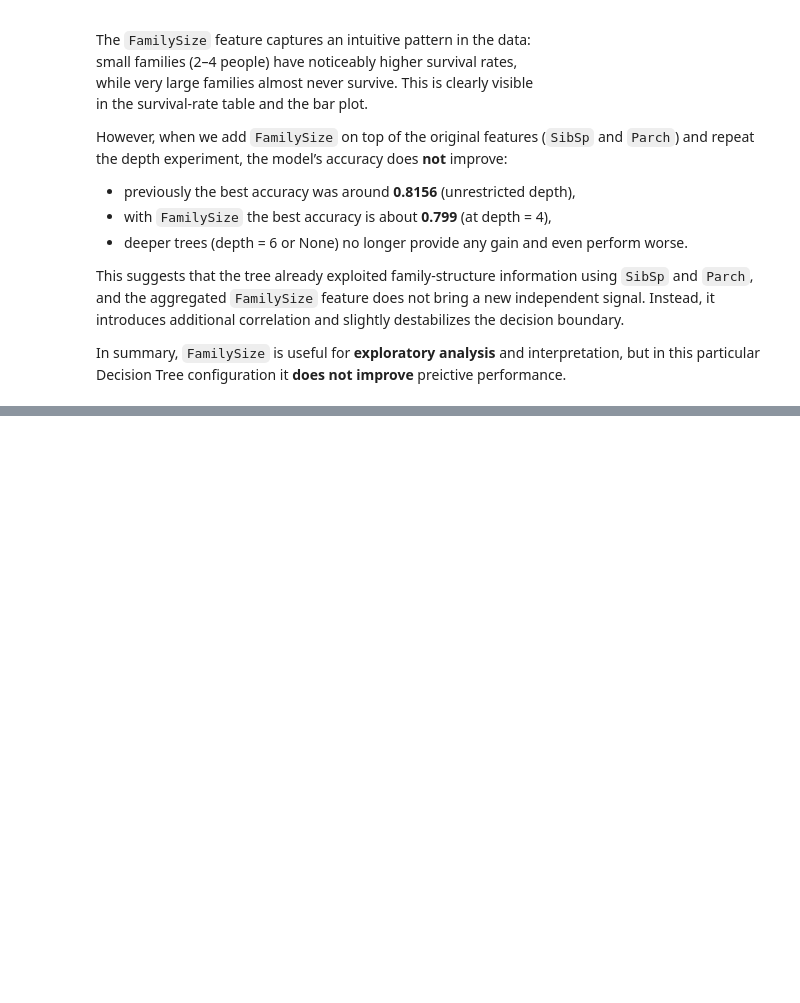
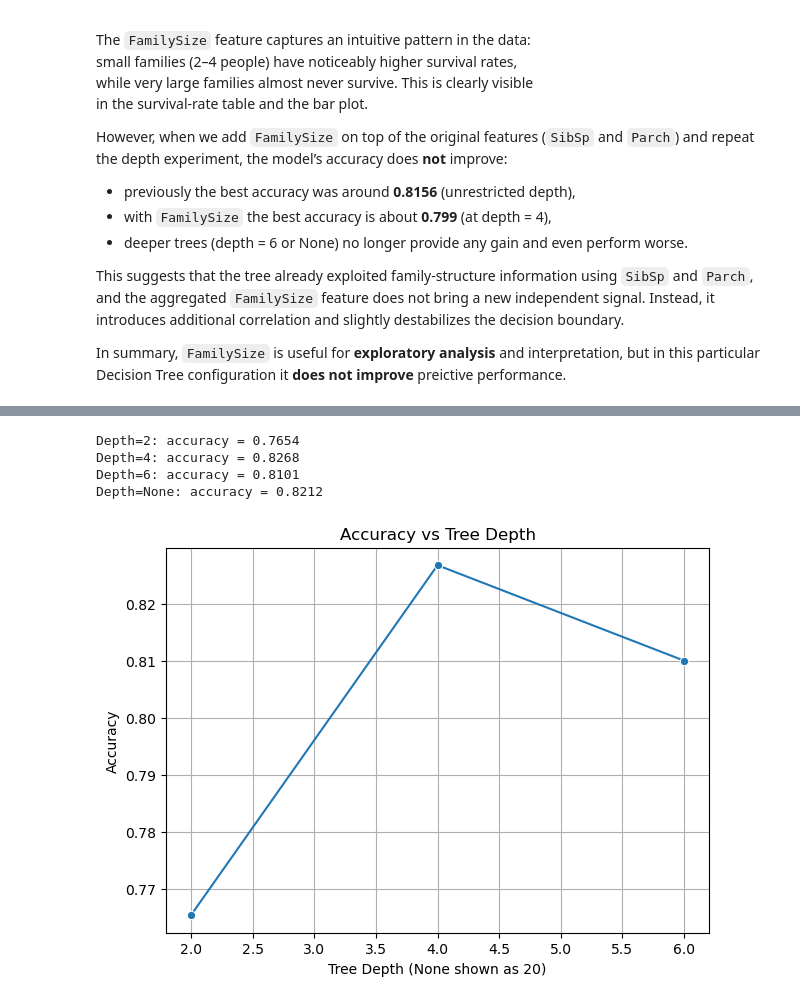
Before and after one commit to anastasiakhromova/DecisionTree_titanic, a Jupyter notebook: DecisionTree_titanic.ipynb, the cells around one changed output, grey strips where cells are left out. Drawn from its saved outputs; the diff is of its cells as text; code cells hidden in the pictures; blank space fills up the shorter version.

```diff
--- a/DecisionTree_titanic.ipynb
+++ b/DecisionTree_titanic.ipynb
@@ -644,0 +716,8 @@ performance.
+# %%
+categorical_cols = ["Sex", "Embarked", "Pclass", "Title"]
+
+df_title = pd.get_dummies(
+    df_title,
+    columns=categorical_cols,
+    drop_first=True
+)
@@ -644,0 +808,36 @@ performance.
+# %%
+depths_title = [2, 4, 6, None]
+results_title = {}
+
+for d in depths_title:
+    model_title = DecisionTreeClassifier(max_depth=d, random_state=42)
+    model_title.fit(X_train_title, y_train_title)
+    pred_title = model_title.predict(X_test_title)
+    acc_title = accuracy_score(y_test_title, pred_title)
+    results_title[d] = acc_title
+    print(f"Depth={d}: accuracy = {acc_title:.4f}")
+# %% [output]
+Depth=2: accuracy = 0.7654
+Depth=4: accuracy = 0.8268
+Depth=6: accuracy = 0.8101
+Depth=None: accuracy = 0.8212
+# %%
+# Convert results dict to a DataFrame for plotting
+results_df_title = pd.DataFrame({
+    "depth": [2, 4, 6, None],
+    "accuracy": [results_title[2], results_title[4], results_title[6], results_title[None]]
+})
+
+# Replace None with a numeric placeholder for plotting (e.g., max_depth = 20)
+results_df_title["depth_plot"] = results_df_title["depth"].replace({None: 20})
+
+plt.figure(figsize=(7,5))
+sns.lineplot(data=results_df_title, x="depth_plot", y="accuracy", marker="o")
+plt.title("Accuracy vs Tree Depth")
+plt.xlabel("Tree Depth (None shown as 20)")
+plt.ylabel("Accuracy")
+plt.grid(True)
+plt.savefig("tree_depth_accuracy_title.png", dpi=300, bbox_inches='tight')
+plt.show()
+# %% [output]
+[figure, added]
```
Also changed, not shown: parts of 11 cells of this notebook, 4 other files.
